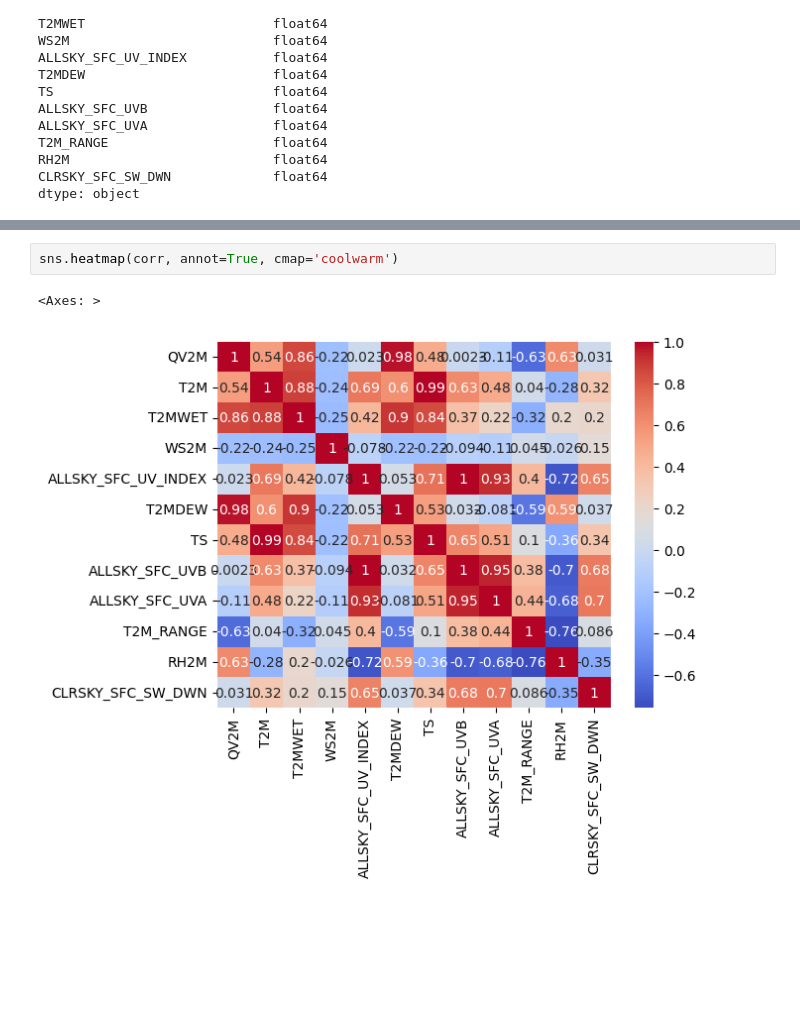
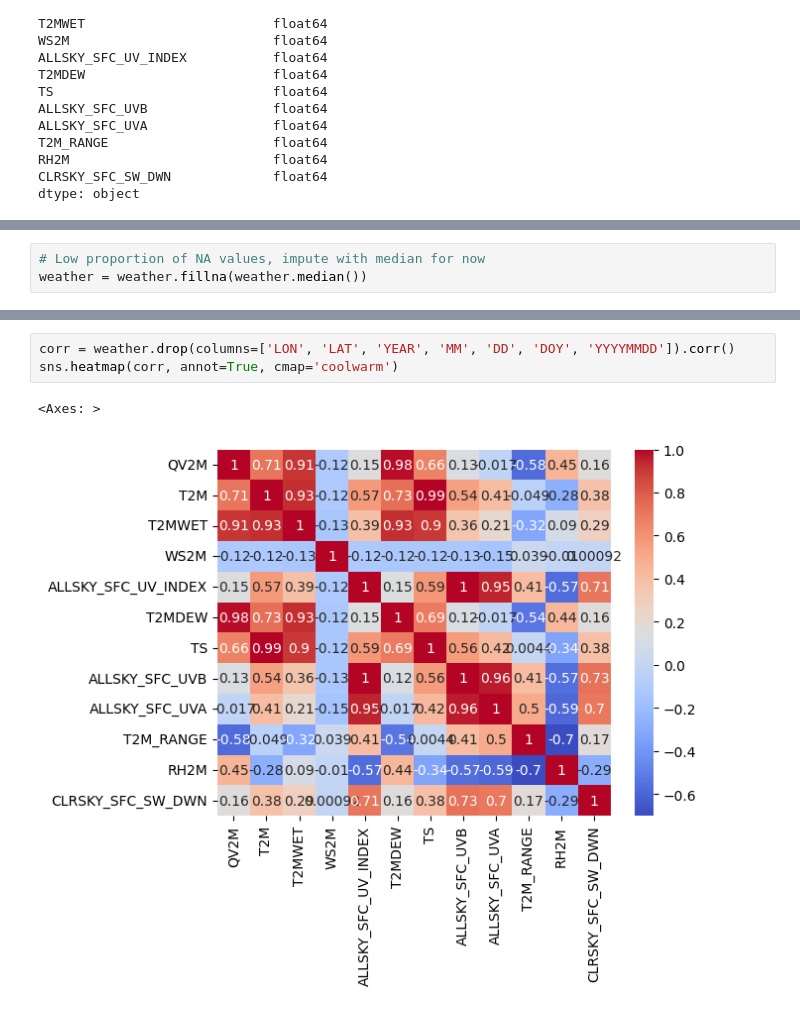
Before and after one commit to AsmitC/Austin_Trees, a Jupyter notebook: asmit_eda.ipynb, the cells around one changed output, grey strips where cells are left out. Cells and saved outputs as stored; diff of their text form; blank space fills up the shorter version.

```diff
--- a/asmit_eda.ipynb
+++ b/asmit_eda.ipynb
@@ -120,4 +120,7 @@ CLRSKY_SFC_SW_DWN      28080
 dtype: int64
+# %%
+# Low proportion of NA values, impute with median for now
+weather = weather.fillna(weather.median())
 # %%
 # No need to look at some columns
 weather.drop(columns=['LON', 'LAT', 'YEAR', 'MM', 'DD', 'DOY', 'YYYYMMDD']).describe() # Drop geo/date-related cols
@@ -132,10 +135,11 @@ weather.drop(columns=['LON', 'LAT', 'YEAR', 'MM', 'DD', 'DOY', 'YYYYMMDD']).desc
 | 75% | 16.420000 | 31.420000 | 25.730000 | 3.550000 | 2.562500 | 21.680000 | 33.490000 | 0.500000 | ... |
 | max | 21.480000 | 35.140000 | 27.760000 | 6.400000 | 3.440000 | 26.060000 | 38.120000 | 0.620000 | ... |
 # %%
+corr = weather.drop(columns=['LON', 'LAT', 'YEAR', 'MM', 'DD', 'DOY', 'YYYYMMDD']).corr()
 sns.heatmap(corr, annot=True, cmap='coolwarm')
 # %% [output]
 <Axes: >
-[figure, old version]
+[figure, new version]
 # %%
 plt.figure(figsize=(10, 6))
 p = sns.pairplot(weather[['QV2M', 'T2M', 'TS', 'WS2M']], diag_kind='kde')
```
Also changed, not shown: parts of 6 cells of this notebook, 23 other files.
